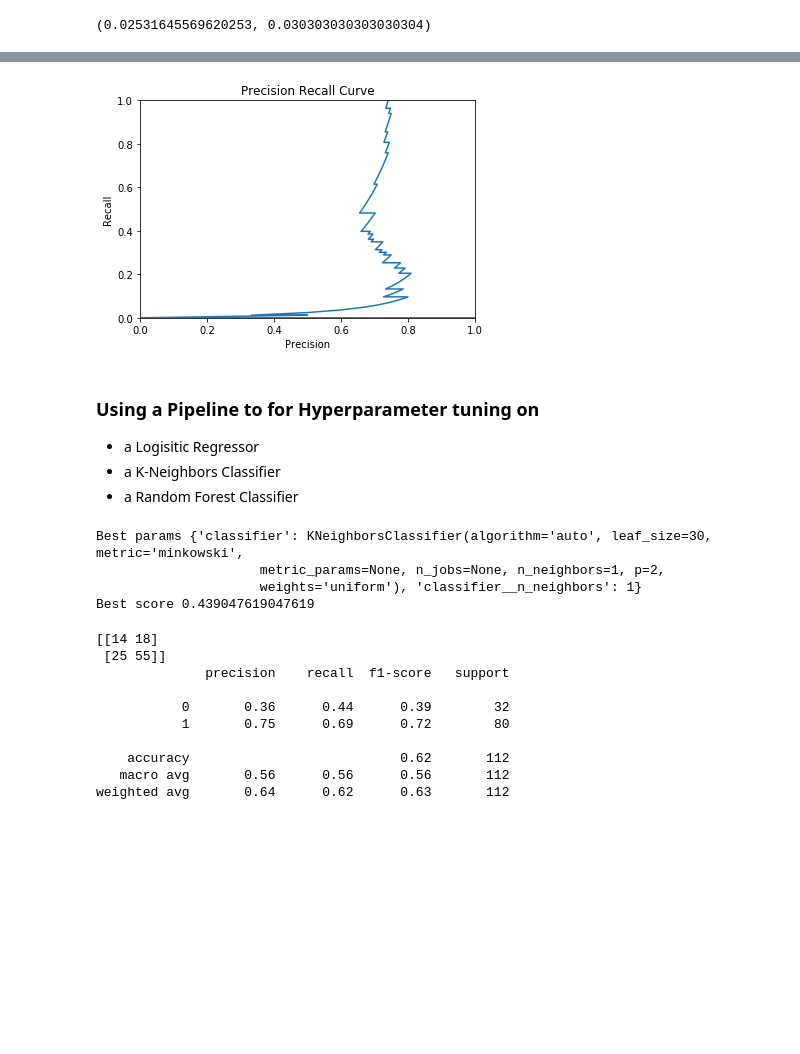
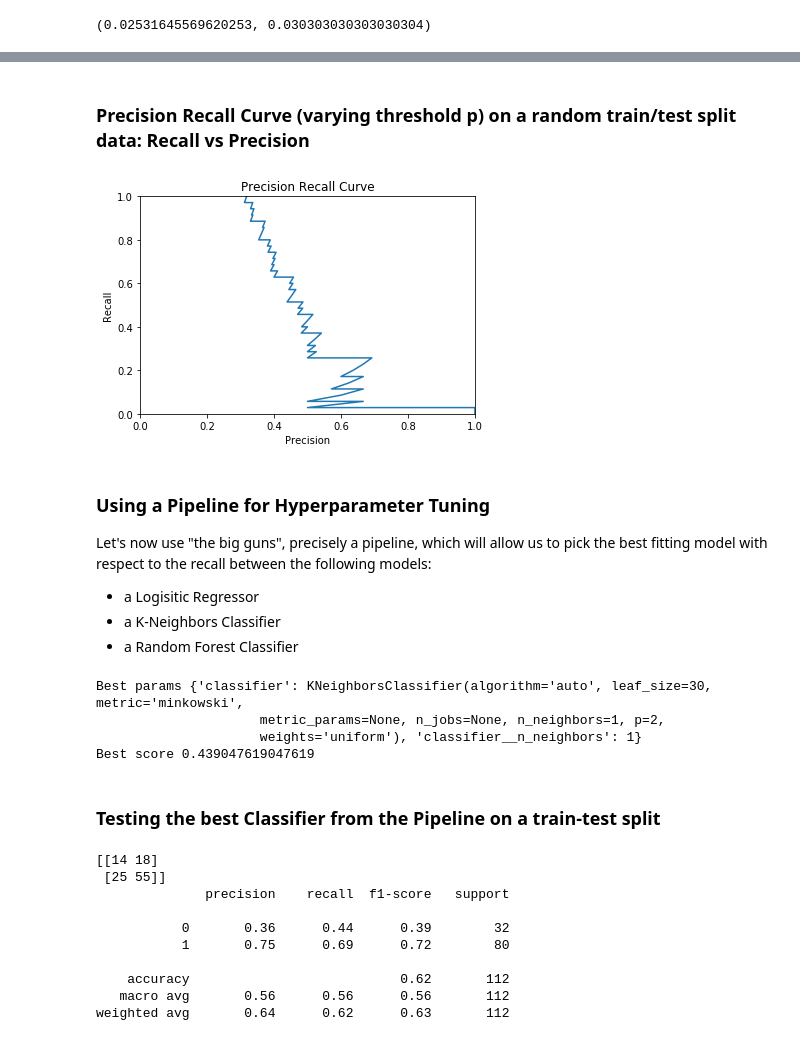
Before and after one commit to adriensaremi/Springboard, a Jupyter notebook: Capstone_1/Machine_Learning_Model_2.ipynb, the cells around one changed output, grey strips where cells are left out. Drawn from its saved outputs; the diff is of its cells as text; code cells hidden in the pictures; blank space fills up the shorter version.

```diff
--- a/Capstone_1/Machine_Learning_Model_2.ipynb
+++ b/Capstone_1/Machine_Learning_Model_2.ipynb
@@ -180,22 +332,44 @@ We're actually interested in precision and recall with respect to the 'flops' ,
+# %%
+# Let's start by setting the threshold to 100
+
+wr2 = dropthenan(wr)
+wr2 = confclass(wr2)
+X = wr2.drop('yffs', axis = 1)
+y = wr2.yffs
+
+
+imp = Imputer(missing_values= np.nan, strategy = 'mean')
+imp.fit(X)
+X = imp.transform(X)
+X = pd.DataFrame(X, columns = wr1.drop('yffs', axis = 1).columns.tolist())
+
+X = normalizeX(X, colsnum)
+y = splitter(y, 100)
+# %% [markdown]
+### Precision Recall Curve (varying threshold p) on a random train/test split data: Recall vs Precision
 # %%
+y_new = [(lambda u: 0 if u > 0 else 1)(u) for u in y]
+
 logreg = LogisticRegression()
-X_train, X_test, y_train, y_test = train_test_split(X, y, test_size = .30)
+X_train, X_test, y_train, y_test = train_test_split(X, y_new, test_size = .30, random_state = 42)
 
 logreg.fit(X_train,y_train)
-y_pred_prob = logreg.predict_proba(X_test)[:,0]
+y_pred_prob = logreg.predict_proba(X_test)[:,1]
 
 precision, recall, thresholds = precision_recall_curve(y_test, y_pred_prob)
 plt.xlim(0, 1)
 plt.ylim(0, 1)
 plt.plot(precision, recall)
 plt.xlabel('Precision')
 plt.ylabel('Recall')
 plt.title('Precision Recall Curve')
 plt.show()
 # %% [output]
-[figure, old version]
+[figure, new version]
 # %% [markdown]
-### Using a Pipeline to for Hyperparameter tuning on
+### Using a Pipeline for Hyperparameter Tuning
+
+Let's now use "the big guns", precisely a pipeline, which will allow us to pick the best fitting model with respect to the recall between the following models:
 - a Logisitic Regressor
 - a K-Neighbors Classifier
 - a Random Forest Classifier
@@ -236,6 +410,8 @@ Best params {'classifier': KNeighborsClassifier(algorithm='auto', leaf_size=30,
                      metric_params=None, n_jobs=None, n_neighbors=1, p=2,
                      weights='uniform'), 'classifier__n_neighbors': 1}
 Best score 0.439047619047619
+# %% [markdown]
+### Testing the best Classifier from the Pipeline on a train-test split
 # %%
 #clf = RandomForestClassifier( max_features= 6, n_estimators= 100, class_weight= 'balanced', random_state= 32)
 #clf = LogisticRegression(C = 1e-05, penalty= 'l2', solver ='liblinear')
```
Also changed, not shown: parts of 45 cells of this notebook, 3 other files.
